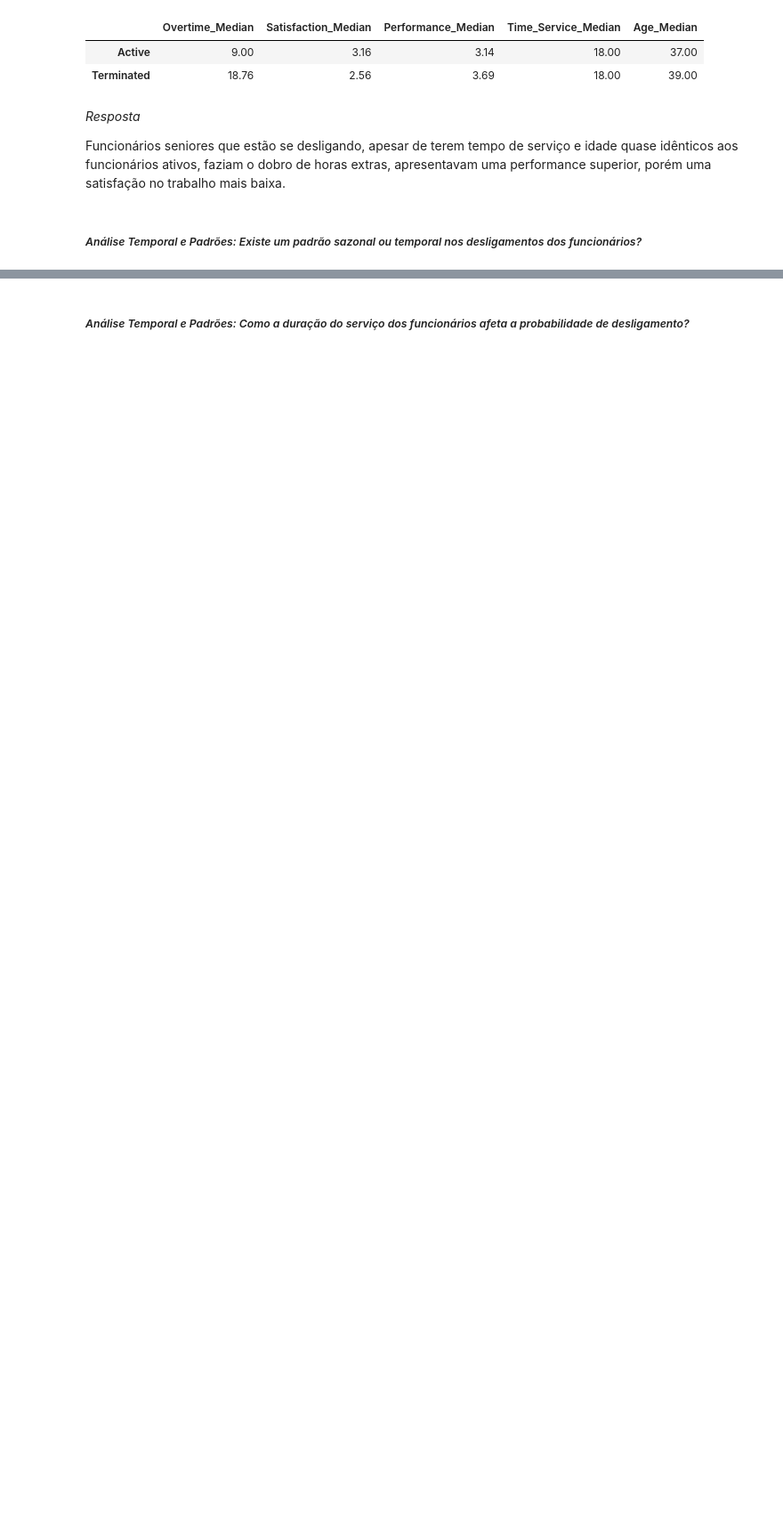
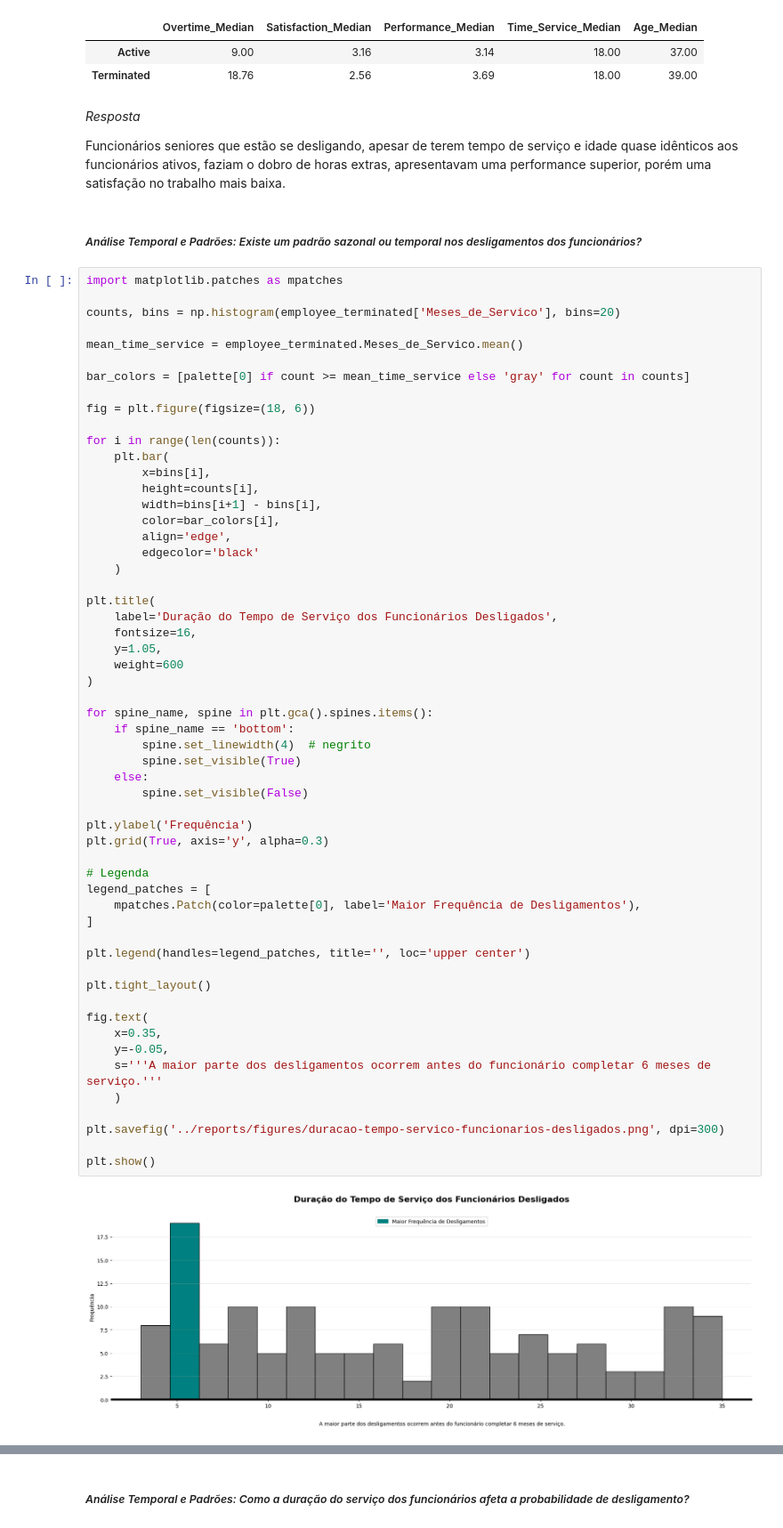
Before and after one commit to fabio-fiuza/hackathon-data-science-in-hr, a Jupyter notebook: notebooks/employee_turnover_analysis.ipynb, the cells around one changed output, grey strips where cells are left out. Shown at 89% size. Drawn from its saved outputs; the diff is of its cells as text; blank space fills up the shorter version.

```diff
--- a/notebooks/employee_turnover_analysis.ipynb
+++ b/notebooks/employee_turnover_analysis.ipynb
@@ -539,3 +537,61 @@ overtime_senior_info
 Funcionários seniores que estão se desligando, apesar de terem tempo de serviço e idade quase idênticos aos funcionários ativos, faziam o dobro de horas extras, apresentavam uma performance superior, porém uma satisfação no trabalho mais baixa.
 # %% [markdown]
 ##### *Análise Temporal e Padrões: Existe um padrão sazonal ou temporal nos desligamentos dos funcionários?*
+# %%
+import matplotlib.patches as mpatches
+
+counts, bins = np.histogram(employee_terminated['Meses_de_Servico'], bins=20)
+
+mean_time_service = employee_terminated.Meses_de_Servico.mean()
+
+bar_colors = [palette[0] if count >= mean_time_service else 'gray' for count in counts]
+
+fig = plt.figure(figsize=(18, 6))
+
+for i in range(len(counts)):
+    plt.bar(
+        x=bins[i],
+        height=counts[i],
+        width=bins[i+1] - bins[i],
+        color=bar_colors[i],
+        align='edge',
+        edgecolor='black'
+    )
+
+plt.title(
+    label='Duração do Tempo de Serviço dos Funcionários Desligados',
+    fontsize=16,
+    y=1.05,
+    weight=600
+)
+
+for spine_name, spine in plt.gca().spines.items():
+    if spine_name == 'bottom':
+        spine.set_linewidth(4)  # negrito
+        spine.set_visible(True)
+    else:
+        spine.set_visible(False)
+
+plt.ylabel('Frequência')
+plt.grid(True, axis='y', alpha=0.3)
+
+# Legenda
+legend_patches = [
+    mpatches.Patch(color=palette[0], label='Maior Frequência de Desligamentos'),
+]
+
+plt.legend(handles=legend_patches, title='', loc='upper center')
+
+plt.tight_layout()
+
+fig.text(
+    x=0.35,
+    y=-0.05,
+    s='''A maior parte dos desligamentos ocorrem antes do funcionário completar 6 meses de serviço.'''
+    )
+
+plt.savefig('../reports/figures/duracao-tempo-servico-funcionarios-desligados.png', dpi=300)
+
+plt.show()
+# %% [output]
+[figure, added]
```
Also changed, not shown: parts of 10 cells of this notebook, 8 other files.
